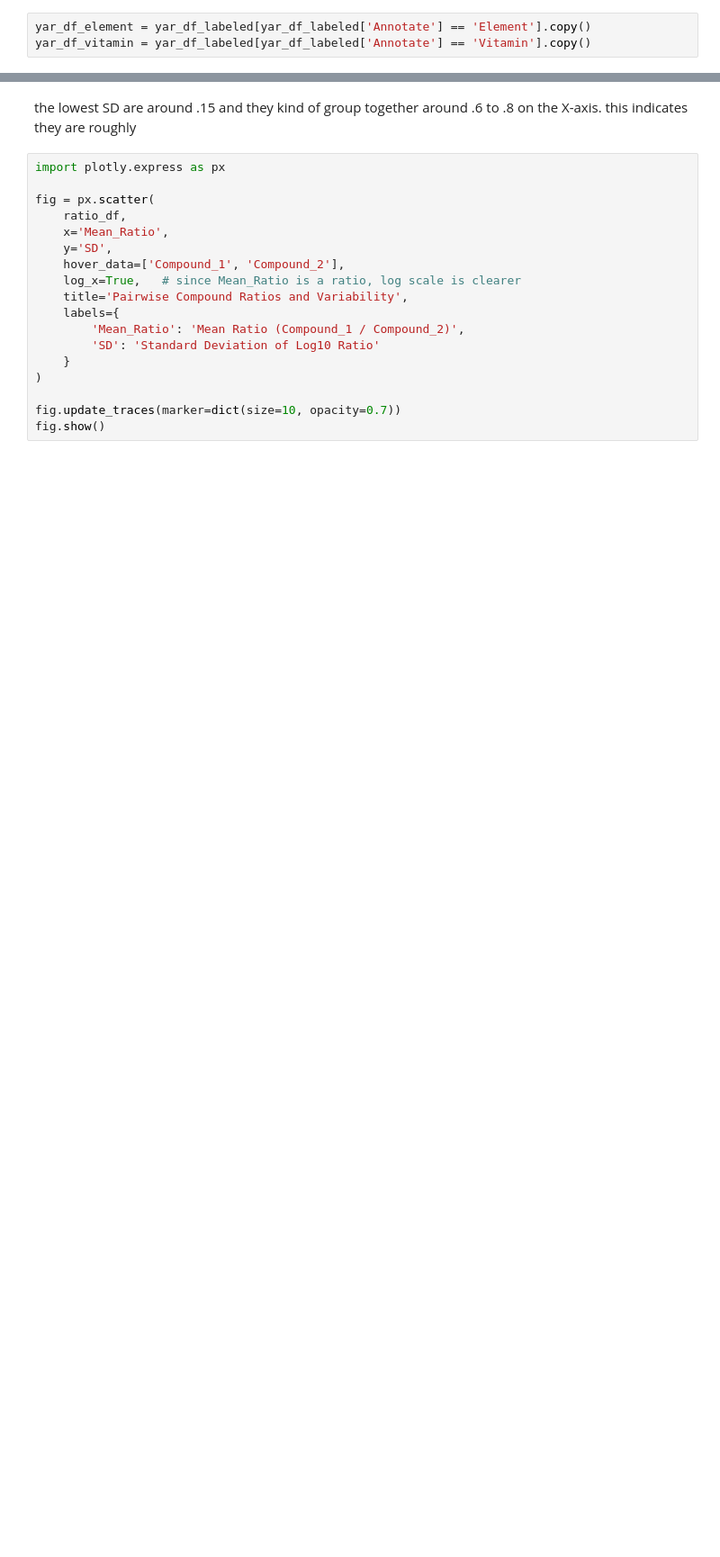
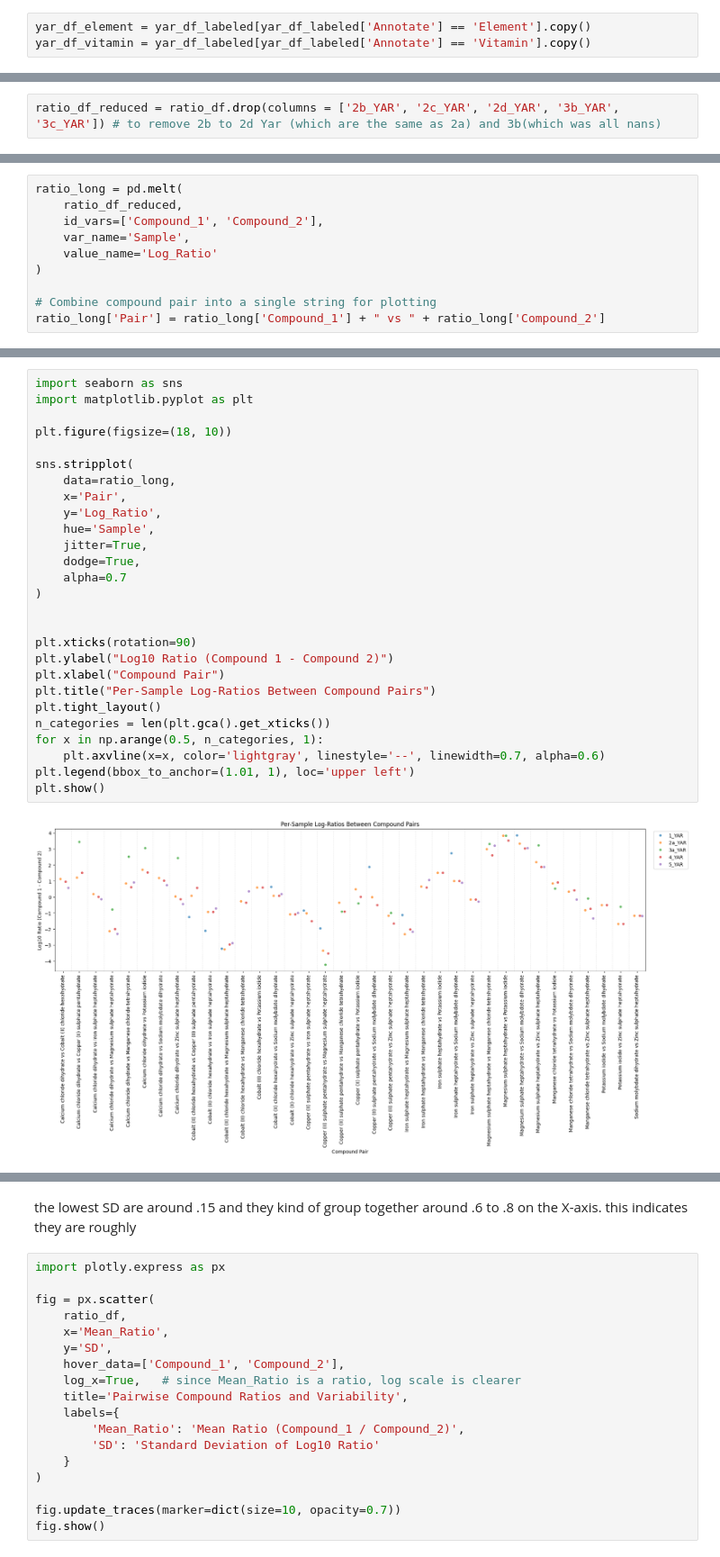
Before and after one commit to subarumuroi/ML_for_rational_design, a Jupyter notebook: MediaDataAnalysisMolarConc.ipynb, the cells around one changed output, grey strips where cells are left out. Shown at 90% size. Drawn from its saved outputs; the diff is of its cells as text; blank space fills up the shorter version.

```diff
--- a/MediaDataAnalysisMolarConc.ipynb
+++ b/MediaDataAnalysisMolarConc.ipynb
@@ -250,0 +271,2 @@ ratio_df = pd.DataFrame(ratios)
+# %%
+ratio_df_reduced = ratio_df.drop(columns = ['2b_YAR', '2c_YAR', '2d_YAR', '3b_YAR', '3c_YAR']) # to remove 2b to 2d Yar (which are the same as 2a) and 3b(which was all nans)
@@ -250,0 +297,10 @@ ratio_df = pd.DataFrame(ratios)
+# %%
+ratio_long = pd.melt(
+    ratio_df_reduced,
+    id_vars=['Compound_1', 'Compound_2'],
+    var_name='Sample',
+    value_name='Log_Ratio'
+)
+
+# Combine compound pair into a single string for plotting
+ratio_long['Pair'] = ratio_long['Compound_1'] + " vs " + ratio_long['Compound_2']
@@ -250,0 +324,29 @@ ratio_df = pd.DataFrame(ratios)
+# %%
+import seaborn as sns
+import matplotlib.pyplot as plt
+
+plt.figure(figsize=(18, 10))
+
+sns.stripplot(
+    data=ratio_long,
+    x='Pair',
+    y='Log_Ratio',
+    hue='Sample',
+    jitter=True,
+    dodge=True,
+    alpha=0.7
+)
+
+
+plt.xticks(rotation=90)
+plt.ylabel("Log10 Ratio (Compound 1 - Compound 2)")
+plt.xlabel("Compound Pair")
+plt.title("Per-Sample Log-Ratios Between Compound Pairs")
+plt.tight_layout()
+n_categories = len(plt.gca().get_xticks())
+for x in np.arange(0.5, n_categories, 1):
+    plt.axvline(x=x, color='lightgray', linestyle='--', linewidth=0.7, alpha=0.6)
+plt.legend(bbox_to_anchor=(1.01, 1), loc='upper left')
+plt.show()
+# %% [output]
+[figure, added]
```
Also changed, not shown: parts of 17 cells of this notebook, 7 other files.
